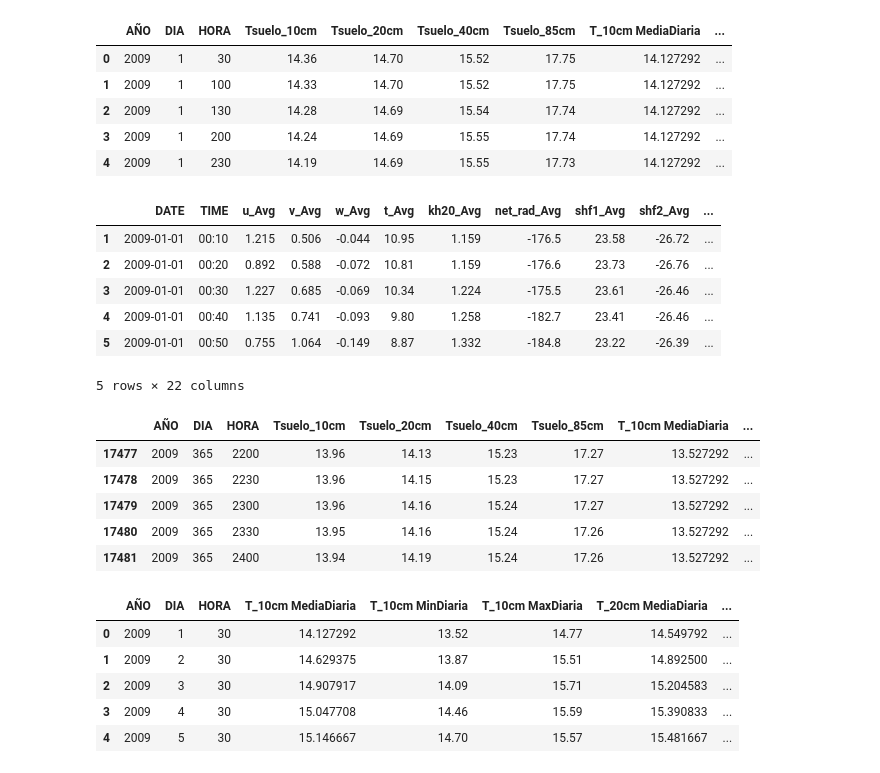
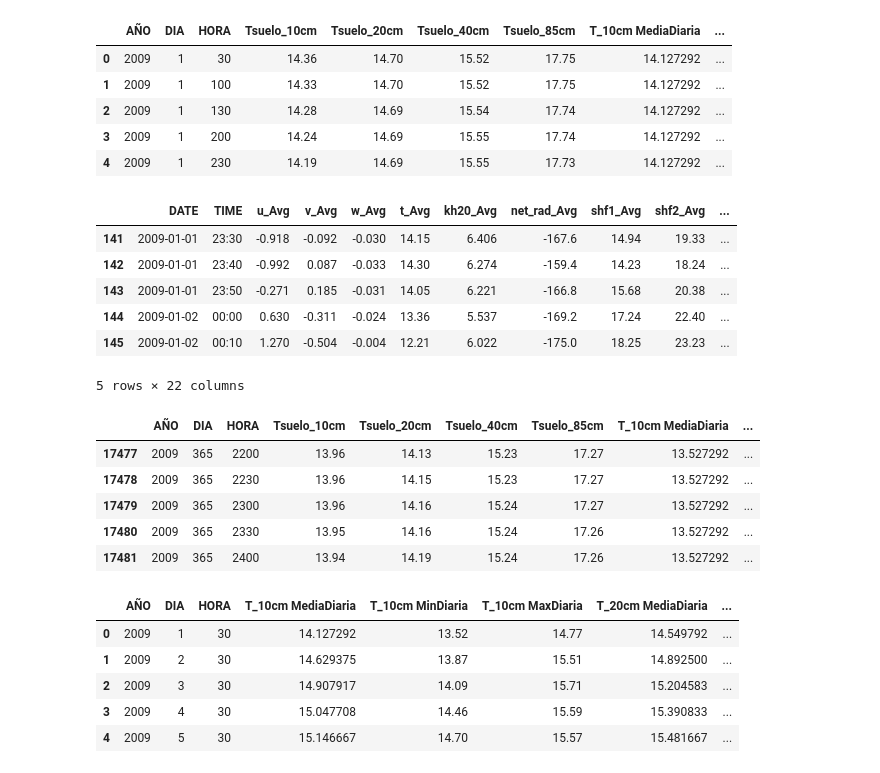
Before and after one commit to Askleth/Archivero, a Jupyter notebook: Actividad_8/Act8.ipynb, the cells around one changed output. Drawn from its saved outputs; the diff is of its cells as text; code cells hidden in the pictures.

```diff
--- a/Actividad_8/Act8.ipynb
+++ b/Actividad_8/Act8.ipynb
@@ -63,25 +63,25 @@ soil.head()
 | 2 | 2009 | 1 | 130 | 14.28 | 14.69 | 15.54 | 17.74 | 14.127292 | ... |
 | 3 | 2009 | 1 | 200 | 14.24 | 14.69 | 15.55 | 17.74 | 14.127292 | ... |
 | 4 | 2009 | 1 | 230 | 14.19 | 14.69 | 15.55 | 17.73 | 14.127292 | ... |
+# %%
+meteo[140:145]
+# %% [output]
+|  | DATE | TIME | u_Avg | v_Avg | w_Avg | t_Avg | kh20_Avg | net_rad_Avg | shf1_Avg | shf2_Avg | ... |
+| 141 | 2009-01-01 | 23:30 | -0.918 | -0.092 | -0.030 | 14.15 | 6.406 | -167.6 | 14.94 | 19.33 | ... |
+| 142 | 2009-01-01 | 23:40 | -0.992 | 0.087 | -0.033 | 14.30 | 6.274 | -159.4 | 14.23 | 18.24 | ... |
+| 143 | 2009-01-01 | 23:50 | -0.271 | 0.185 | -0.031 | 14.05 | 6.221 | -166.8 | 15.68 | 20.38 | ... |
+| 144 | 2009-01-02 | 00:00 | 0.630 | -0.311 | -0.024 | 13.36 | 5.537 | -169.2 | 17.24 | 22.40 | ... |
+| 145 | 2009-01-02 | 00:10 | 1.270 | -0.504 | -0.004 | 12.21 | 6.022 | -175.0 | 18.25 | 23.23 | ... |
+5 rows × 22 columns
 # %%
-meteo.head()
+soil.head()
 # %% [output]
-|  | DATE | TIME | u_Avg | v_Avg | w_Avg | t_Avg | kh20_Avg | net_rad_Avg | shf1_Avg | shf2_Avg | ... |
-| 1 | 2009-01-01 | 00:10 | 1.215 | 0.506 | -0.044 | 10.95 | 1.159 | -176.5 | 23.58 | -26.72 | ... |
-| 2 | 2009-01-01 | 00:20 | 0.892 | 0.588 | -0.072 | 10.81 | 1.159 | -176.6 | 23.73 | -26.76 | ... |
-| 3 | 2009-01-01 | 00:30 | 1.227 | 0.685 | -0.069 | 10.34 | 1.224 | -175.5 | 23.61 | -26.46 | ... |
-| 4 | 2009-01-01 | 00:40 | 1.135 | 0.741 | -0.093 | 9.80 | 1.258 | -182.7 | 23.41 | -26.46 | ... |
-| 5 | 2009-01-01 | 00:50 | 0.755 | 1.064 | -0.149 | 8.87 | 1.332 | -184.8 | 23.22 | -26.39 | ... |
+|  | AÑO | DIA | HORA | Tsuelo_10cm | Tsuelo_20cm | Tsuelo_40cm | Tsuelo_85cm | T_10cm MediaDiaria | ... |
+| 17477 | 2009 | 365 | 2200 | 13.96 | 14.13 | 15.23 | 17.27 | 13.527292 | ... |
+| 17478 | 2009 | 365 | 2230 | 13.96 | 14.15 | 15.23 | 17.27 | 13.527292 | ... |
+| 17479 | 2009 | 365 | 2300 | 13.96 | 14.16 | 15.24 | 17.27 | 13.527292 | ... |
+| 17480 | 2009 | 365 | 2330 | 13.95 | 14.16 | 15.24 | 17.26 | 13.527292 | ... |
+| 17481 | 2009 | 365 | 2400 | 13.94 | 14.19 | 15.24 | 17.26 | 13.527292 | ... |
-5 rows × 22 columns
-# %%
-soil.tail()
-# %% [output]
-|  | AÑO | DIA | HORA | Tsuelo_10cm | Tsuelo_20cm | Tsuelo_40cm | Tsuelo_85cm | T_10cm MediaDiaria | ... |
-| 17477 | 2009 | 365 | 2200 | 13.96 | 14.13 | 15.23 | 17.27 | 13.527292 | ... |
-| 17478 | 2009 | 365 | 2230 | 13.96 | 14.15 | 15.23 | 17.27 | 13.527292 | ... |
-| 17479 | 2009 | 365 | 2300 | 13.96 | 14.16 | 15.24 | 17.27 | 13.527292 | ... |
-| 17480 | 2009 | 365 | 2330 | 13.95 | 14.16 | 15.24 | 17.26 | 13.527292 | ... |
-| 17481 | 2009 | 365 | 2400 | 13.94 | 14.19 | 15.24 | 17.26 | 13.527292 | ... |
 # %%
 soilDIA = soil.drop_duplicates("DIA").reset_index(drop=True)
 soilDIA = soilDIA.drop(soilDIA.columns[3:7],1)
```
Also changed, not shown: parts of 7 cells of this notebook.
